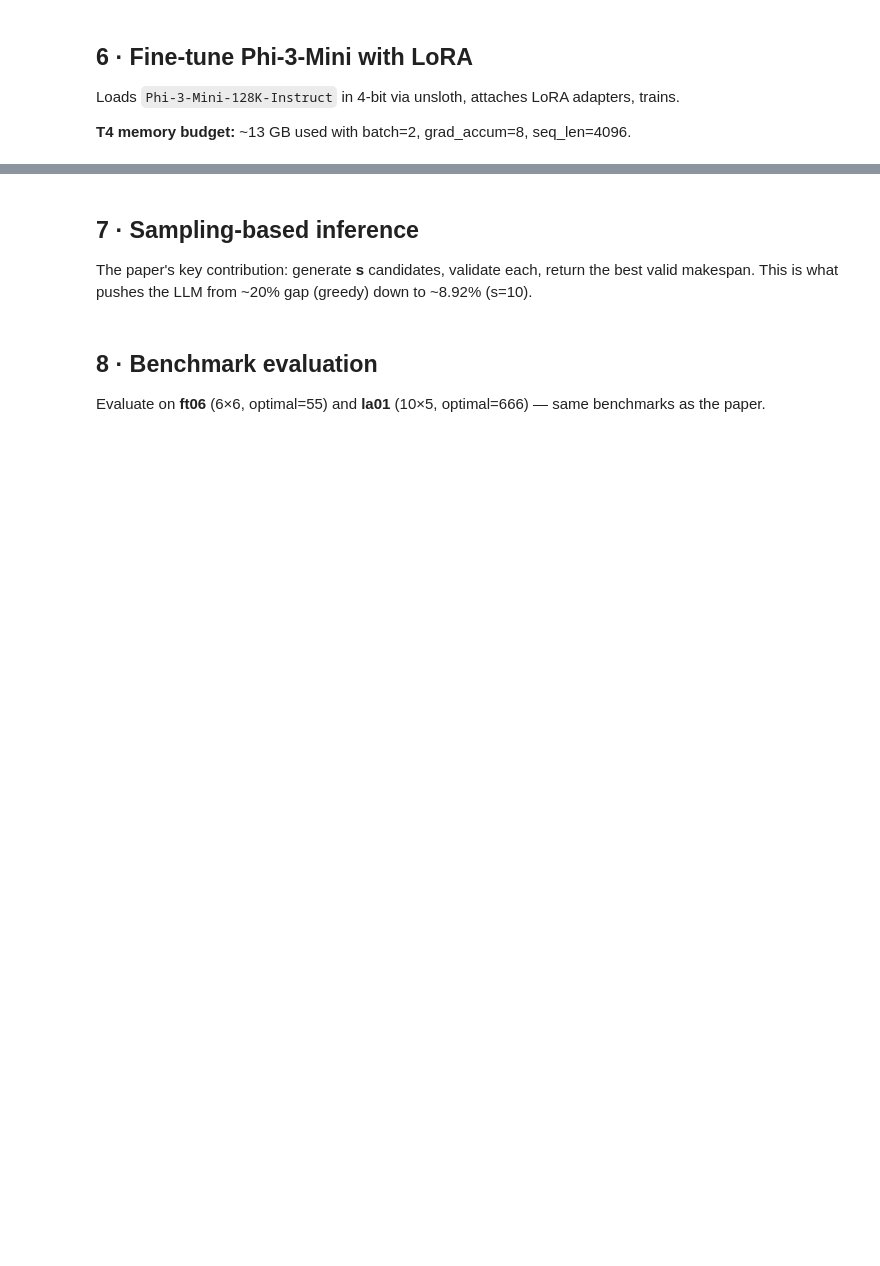
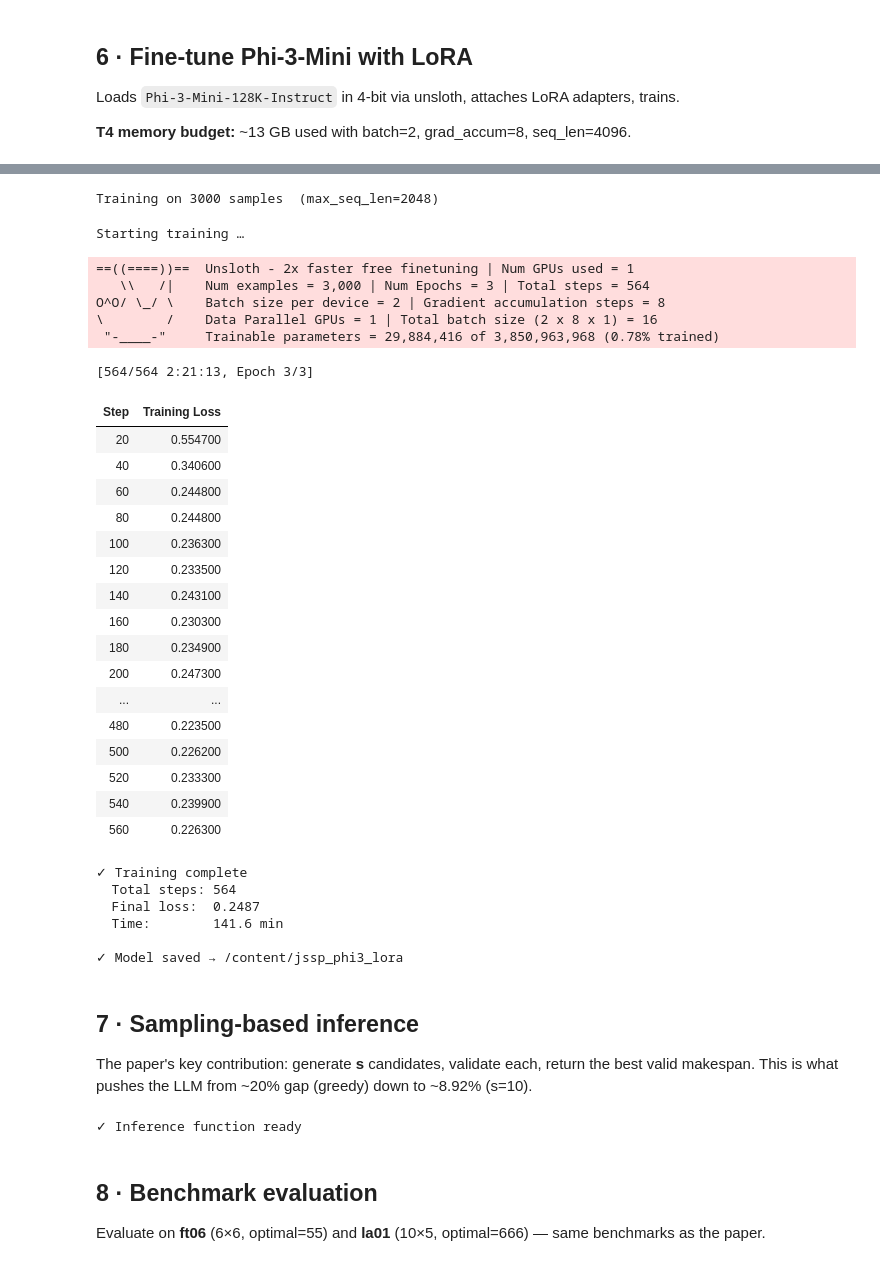
Before and after one commit to jyasuu/llm-can-schedule, a Jupyter notebook: LLMs_can_Schedule_2408_06993.ipynb, the cells around one changed output, grey strips where cells are left out. Saved outputs shown, nothing was run; the diff lists cells and outputs as text; code cells hidden in the pictures; blank space fills up the shorter version.

```diff
--- a/LLMs_can_Schedule_2408_06993.ipynb
+++ b/LLMs_can_Schedule_2408_06993.ipynb
@@ -47,6 +49,13 @@ print("✓ All packages installed")
 
 Edit values here to adjust training size, model, etc.
 # %%
+import os
+# Disable torch.compile / Dynamo — required for Phi-3 on older CUDA (T4/Turing)
+# The 128k model uses LongRoPE which has data-dependent control flow that
+# Dynamo cannot trace. Disabling compile has <5% throughput impact on T4.
+os.environ["TORCHDYNAMO_DISABLE"] = "1"
+os.environ["TOKENIZERS_PARALLELISM"] = "false"
+
 # ── Dataset ─────────────────────────────────────────────────────────────────
 N_SAMPLES       = 3000    # paper uses 120k; 3k is ~5 min and gives decent results
 MIN_SIZE        = 2       # min jobs/machines per dimension
@@ -57,9 +66,12 @@ ORTOOLS_TIME    = 60      # seconds per problem for OR-Tools (paper: 300)
 DATASET_PATH    = "jssp_dataset.json"
 
 # ── Training ─────────────────────────────────────────────────────────────────
-MODEL_NAME      = "unsloth/Phi-3-mini-128k-instruct"
+# Use the 4k variant — identical weights to 128k but without LongRoPE dynamic
+# context scaling, which causes Dynamo graph-break errors on T4 + Torch 2.10.
+# The paper's seq lengths are well under 4096 so this is lossless.
+MODEL_NAME      = "microsoft/Phi-3-mini-4k-instruct"
 OUTPUT_DIR      = "/content/jssp_phi3_lora"
-MAX_SEQ_LEN     = 4096    # paper uses 40k; 4k is T4-safe
+MAX_SEQ_LEN     = 2048    # safe for T4; our prompts are ~800-1200 tokens
 EPOCHS          = 3
 LR              = 2e-4
 LORA_R          = 16
@@ -71,6 +83,8 @@ MAX_TRAIN       = N_SAMPLES
 N_INFERENCE_SAMPLES = 10  # paper's sampling parameter s
 TEMPERATURE         = 0.8
 TOP_P               = 0.95
-MAX_NEW_TOKENS      = 1024
+MAX_NEW_TOKENS      = 512
 
 print("Config loaded ✓")
+print(f"Model  : {MODEL_NAME}")
+print(f"Dynamo : disabled (TORCHDYNAMO_DISABLE=1)")
@@ -400,12 +442,18 @@ from trl import SFTTrainer
 from transformers import TrainingArguments
 import torch
 
+# T4 = Turing arch → supports fp16 but NOT bf16 (needs Ampere+)
+IS_BF16 = torch.cuda.is_bf16_supported()
+print(f"GPU bf16 support: {IS_BF16}  → using {'bf16' if IS_BF16 else 'fp16'}")
+
 # ── Load base model ──────────────────────────────────────────────────────────
-print("Loading Phi-3-Mini-128K-Instruct (4-bit) …")
+# Phi-3-mini-4k: same weights as 128k but uses standard RoPE (no LongRoPE),
+# which avoids the Dynamo data-dependent-branching crash on T4 + Torch 2.10.
+print("Loading Phi-3-Mini-4K-Instruct (4-bit) …")
 model, tokenizer = FastLanguageModel.from_pretrained(
     model_name     = MODEL_NAME,
     max_seq_length = MAX_SEQ_LEN,
-    dtype          = None,        # auto-detect bf16 / fp16
+    dtype          = torch.bfloat16 if IS_BF16 else torch.float16,
     load_in_4bit   = True,
 )
 print(f"✓ Base model loaded  |  {sum(p.numel() for p in model.parameters())/1e9:.2f}B params")
@@ -417,7 +465,7 @@ model = FastLanguageModel.get_peft_model(
     target_modules = ["q_proj","k_proj","v_proj","o_proj",
                       "gate_proj","up_proj","down_proj"],
     lora_alpha     = LORA_R,
-    lora_dropout   = 0.05,
+    lora_dropout   = 0.0,         # 0.0 enables unsloth fast path (dropout>0 causes perf hit)
     bias           = "none",
     use_gradient_checkpointing = "unsloth",
     random_state   = 42,
@@ -440,35 +502,67 @@ trainer = SFTTrainer(
     train_dataset      = hf_dataset,
     dataset_text_field = "text",
     max_seq_length     = MAX_SEQ_LEN,
     dataset_num_proc   = 2,
     args = TrainingArguments(
         per_device_train_batch_size = BATCH_SIZE,
         gradient_accumulation_steps = GRAD_ACCUM,
         warmup_steps                = 50,
         num_train_epochs            = EPOCHS,
         learning_rate               = LR,
-        bf16                        = True,
-        fp16                        = False,
+        bf16                        = IS_BF16,   # True on A100, False on T4
+        fp16                        = not IS_BF16,  # True on T4
         logging_steps               = 20,
         optim                       = "adamw_8bit",
         weight_decay                = 0.01,
         lr_scheduler_type           = "cosine",
         output_dir                  = OUTPUT_DIR,
         save_steps                  = 500,
         report_to                   = "none",
     ),
 )
 
 print("\nStarting training …")
 trainer_stats = trainer.train()
 print(f"\n✓ Training complete")
 print(f"  Total steps: {trainer_stats.global_step}")
 print(f"  Final loss:  {trainer_stats.training_loss:.4f}")
 print(f"  Time:        {trainer_stats.metrics['train_runtime']/60:.1f} min")
 
 model.save_pretrained(OUTPUT_DIR)
 tokenizer.save_pretrained(OUTPUT_DIR)
 print(f"\n✓ Model saved → {OUTPUT_DIR}")
+# %% [output]
+Training on 3000 samples  (max_seq_len=2048)
+Starting training …
+==((====))==  Unsloth - 2x faster free finetuning | Num GPUs used = 1
+   \\   /|    Num examples = 3,000 | Num Epochs = 3 | Total steps = 564
+O^O/ \_/ \    Batch size per device = 2 | Gradient accumulation steps = 8
+\        /    Data Parallel GPUs = 1 | Total batch size (2 x 8 x 1) = 16
+ "-____-"     Trainable parameters = 29,884,416 of 3,850,963,968 (0.78% trained)
+[564/564 2:21:13, Epoch 3/3]
+| Step | Training Loss |
+| 20 | 0.554700 |
+| 40 | 0.340600 |
+| 60 | 0.244800 |
+| 80 | 0.244800 |
+| 100 | 0.236300 |
+| 120 | 0.233500 |
+| 140 | 0.243100 |
+| 160 | 0.230300 |
+| 180 | 0.234900 |
+| 200 | 0.247300 |
+| ... | ... |
+| 480 | 0.223500 |
+| 500 | 0.226200 |
+| 520 | 0.233300 |
+| 540 | 0.239900 |
+| 560 | 0.226300 |
+✓ Training complete
+  Total steps: 564
+  Final loss:  0.2487
+  Time:        141.6 min
+
+✓ Model saved → /content/jssp_phi3_lora
 # %% [markdown]
 ## 7 · Sampling-based inference
 
@@ -517,6 +611,8 @@ def solve_with_llm(jobs, n_samples=N_INFERENCE_SAMPLES,
     return best_result, valid_count
 
 print("✓ Inference function ready")
+# %% [output]
+✓ Inference function ready
 # %% [markdown]
 ## 8 · Benchmark evaluation
 
```
Also changed, not shown: parts of 10 cells of this notebook.
